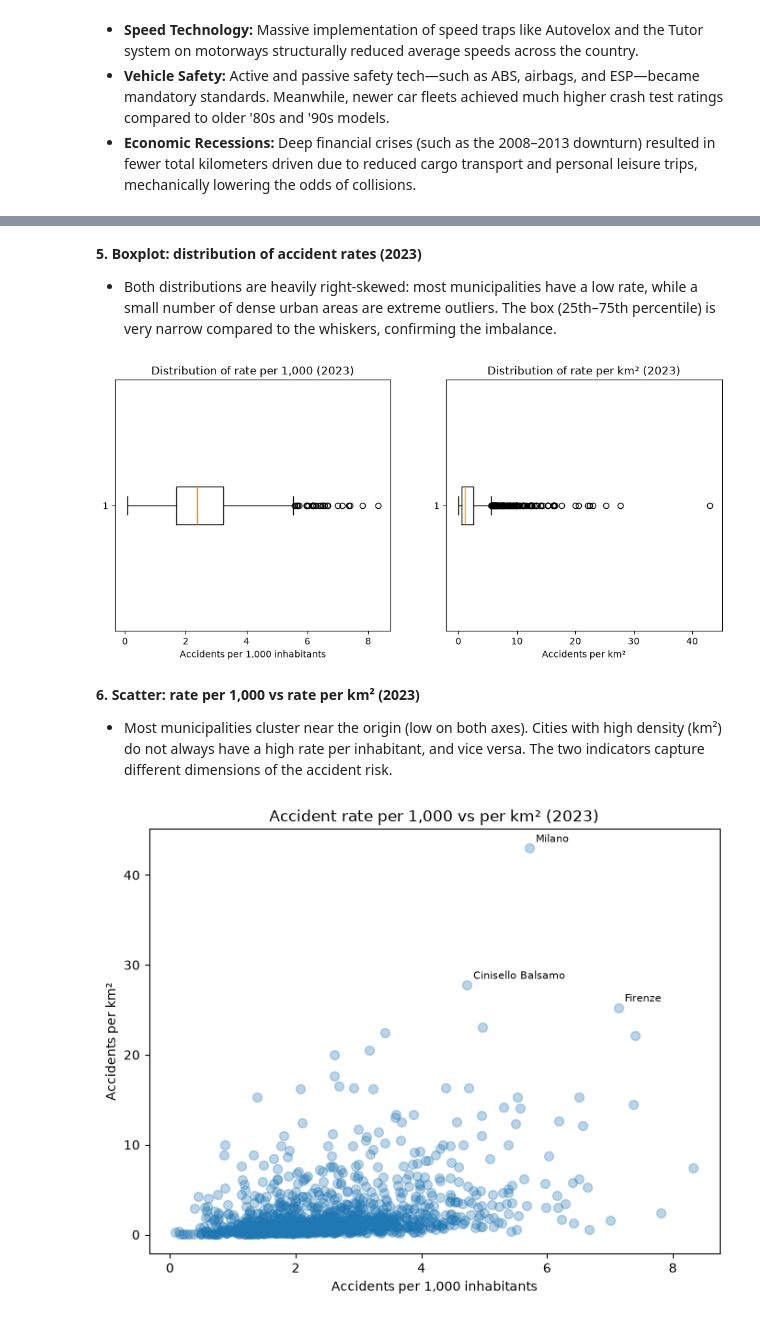
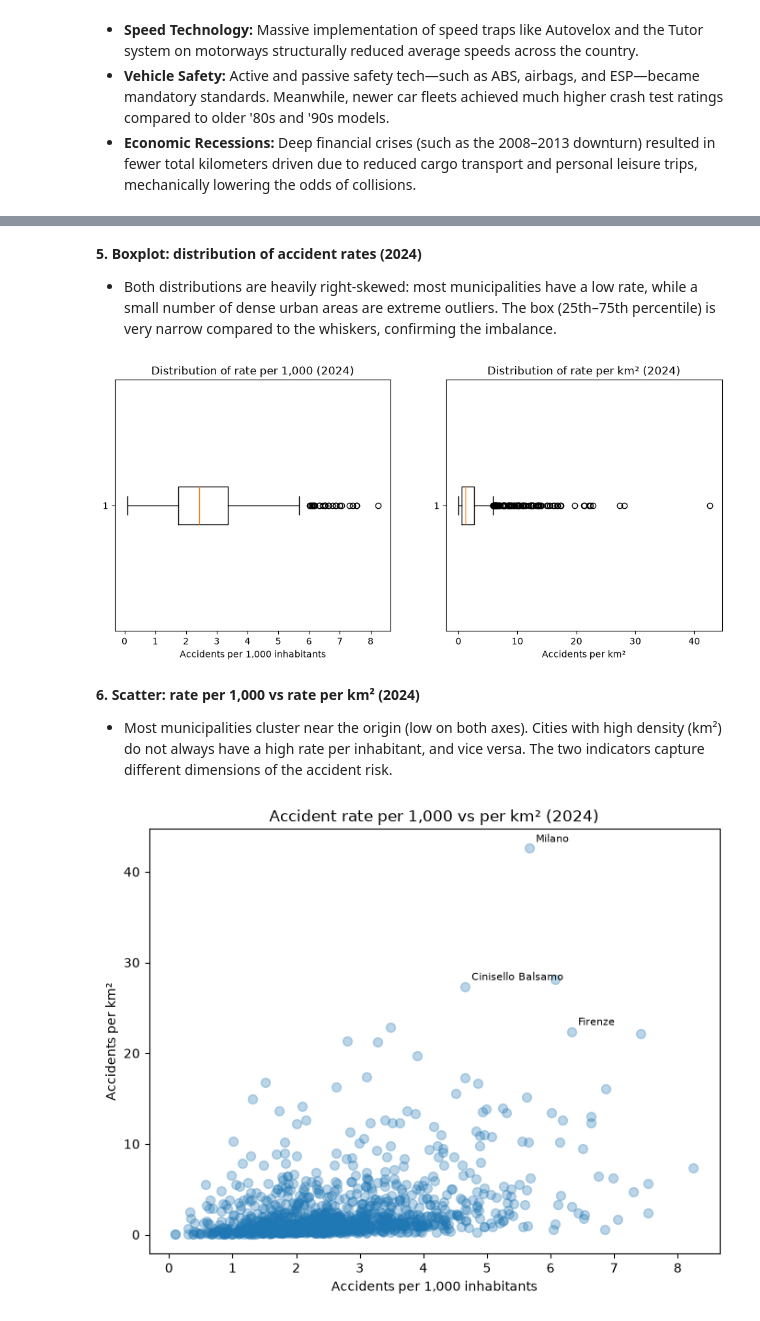
Before and after one commit to martinafurian/istat-accidents-analysis, a Jupyter notebook: 04_eda_analysis.ipynb, the cells around one changed output, grey strips where cells are left out. Cells and saved outputs as stored; diff of their text form; code cells hidden in the pictures.

```diff
--- a/04_eda_analysis.ipynb
+++ b/04_eda_analysis.ipynb
@@ -95,13 +93,13 @@ check
 * Filtered to municipalities with more than 10,000 residents to avoid small towns where one accident gives an unrealistically high rate. Two rankings: by rate per 1,000 inhabitants (who has proportionally more accidents) and by rate per km² (where accidents are most concentrated).
 # %%
-df_2023 = df[(df["TIME_PERIOD"] == 2023) & (df["Comune"].notna()) & (df["Popolazione residente"] > 10000)]
+df_2024 = df[(df["TIME_PERIOD"] == 2024) & (df["Comune"].notna()) & (df["Popolazione residente"] > 10000)]
 top_1000 = (
-    df_2023
+    df_2024
     .sort_values("accidents_per_1000", ascending=False)
     .head(10)[["Comune", "accidents", "Popolazione residente", "accidents_per_1000"]]
 )
 top_km2 = (
-    df_2023
+    df_2024
     .sort_values("accidents_per_km2", ascending=False)
     .head(10)[["Comune", "accidents", "Superficie (Kmq)", "accidents_per_km2"]]
 )
@@ -129,41 +127,41 @@ print(top_km2.to_string())
 # %% [markdown]
-**5. Boxplot: distribution of accident rates (2023)**
+**5. Boxplot: distribution of accident rates (2024)**
 * Both distributions are heavily right-skewed: most municipalities have a low rate, while a small number of dense urban areas are extreme outliers. The box (25th–75th percentile) is very narrow compared to the whiskers, confirming the imbalance.
 # %%
 fig, axes = plt.subplots(1, 2, figsize=(12, 5))
 
-axes[0].boxplot(df_2023["accidents_per_1000"].dropna(),orientation='horizontal')
+axes[0].boxplot(df_2024["accidents_per_1000"].dropna(),orientation='horizontal')
 axes[0].set_xlabel("Accidents per 1,000 inhabitants")
-axes[0].set_title("Distribution of rate per 1,000 (2023)")
+axes[0].set_title("Distribution of rate per 1,000 (2024)")
 
-axes[1].boxplot(df_2023["accidents_per_km2"].dropna(), orientation='horizontal')
+axes[1].boxplot(df_2024["accidents_per_km2"].dropna(), orientation='horizontal')
 axes[1].set_xlabel("Accidents per km²")
-axes[1].set_title("Distribution of rate per km² (2023)")
+axes[1].set_title("Distribution of rate per km² (2024)")
 
 plt.show()
 # %% [output]
-[figure, old version]
+[figure, new version]
 # %% [markdown]
-**6. Scatter: rate per 1,000 vs rate per km² (2023)**
+**6. Scatter: rate per 1,000 vs rate per km² (2024)**
 * Most municipalities cluster near the origin (low on both axes). Cities with high density (km²) do not always have a high rate per inhabitant, and vice versa. The two indicators capture different dimensions of the accident risk.
 # %%
 fig, ax = plt.subplots(figsize=(8, 6))
 
 ax.scatter(
-    df_2023["accidents_per_1000"],
-    df_2023["accidents_per_km2"],
+    df_2024["accidents_per_1000"],
+    df_2024["accidents_per_km2"],
     alpha=0.3, s=50)
 
 cities = ["Milano", "Firenze", "Cinisello Balsamo"]
-to_label = df_2023[df_2023["Comune"].isin(cities)]
+to_label = df_2024[df_2024["Comune"].isin(cities)]
 
 for _, row in to_label.iterrows():
     ax.annotate(row["Comune"], (row["accidents_per_1000"], row["accidents_per_km2"]),
                 fontsize=8, xytext=(5, 5), textcoords="offset points")
 
 ax.set_xlabel("Accidents per 1,000 inhabitants")
 ax.set_ylabel("Accidents per km²")
-ax.set_title("Accident rate per 1,000 vs per km² (2023)")
+ax.set_title("Accident rate per 1,000 vs per km² (2024)")
 plt.show()
 # %% [output]
-[figure, old version]
+[figure, new version]
```
Also changed, not shown: parts of 8 cells of this notebook, 13 other files.
